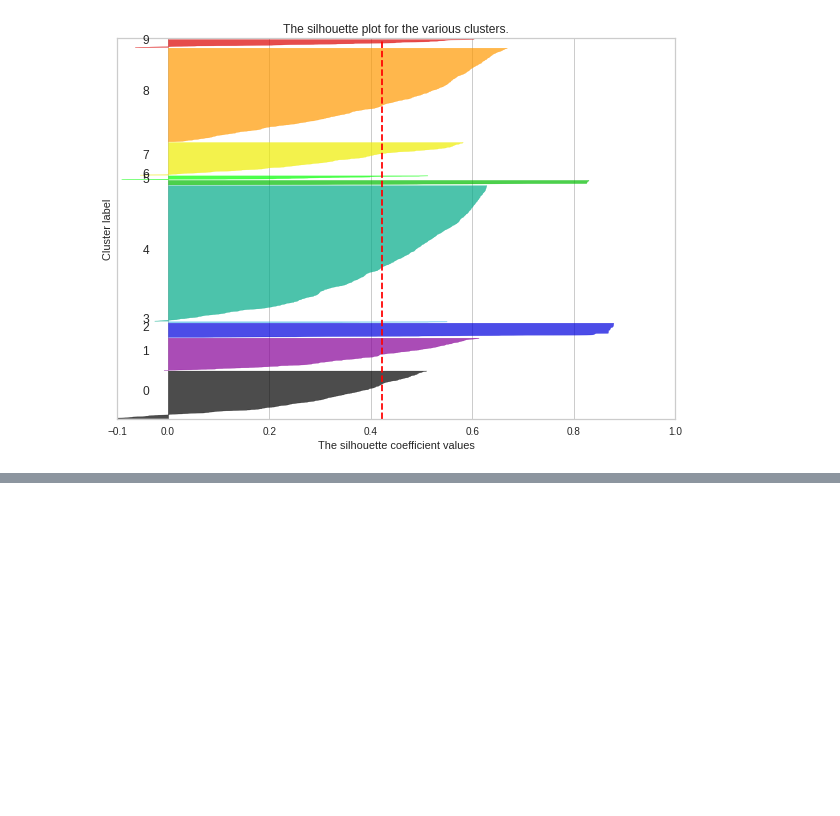
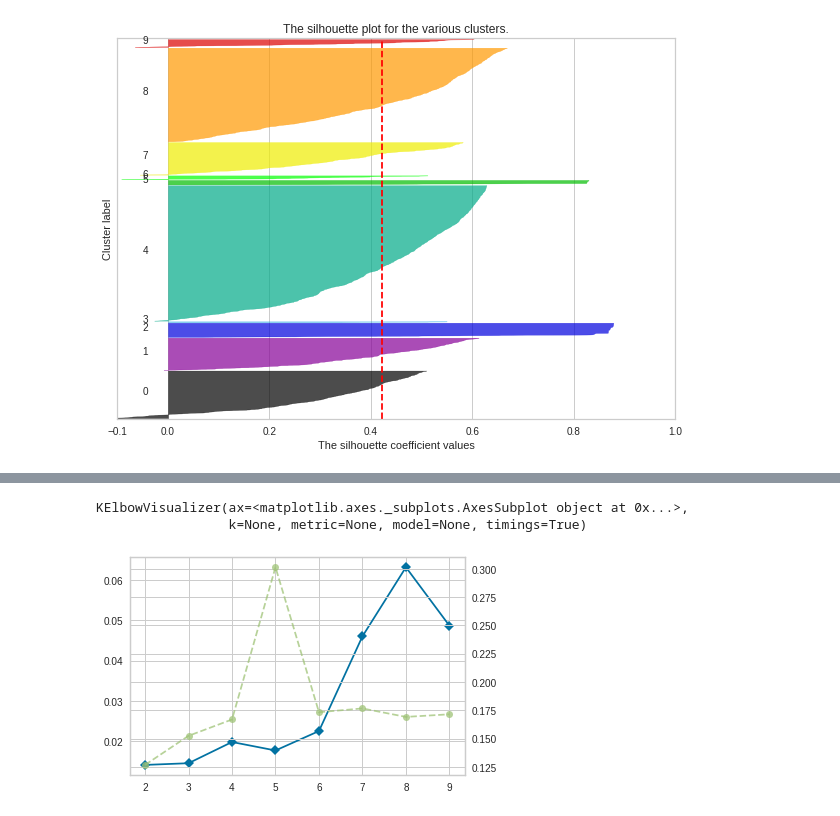
Before and after one commit to RegisOB/UberTrip, a Jupyter notebook: Python/Uber_Trip.ipynb, the cells around one changed output, grey strips where cells are left out. Drawn from its saved outputs; the diff is of its cells as text; code cells hidden in the pictures; blank space fills up the shorter version.

```diff
--- a/Python/Uber_Trip.ipynb
+++ b/Python/Uber_Trip.ipynb
@@ -611,0 +613,10 @@ show(p)
+# %%
+kmeans = KMeans(n_clusters= 5, init = "k-means++", max_iter = 300, n_init = 5, random_state = 0)
+#kmeans = MiniBatchKMeans(5)
+kmeans.fit(X)
+visualizer = KElbowVisualizer(kmeans, k=(2, 10))
+visualizer.fit(X)
+# %% [output]
+KElbowVisualizer(ax=<matplotlib.axes._subplots.AxesSubplot object at 0x...>,
+                 k=None, metric=None, model=None, timings=True)
+[figure, added]
```
Also changed, not shown: parts of 22 cells of this notebook.
